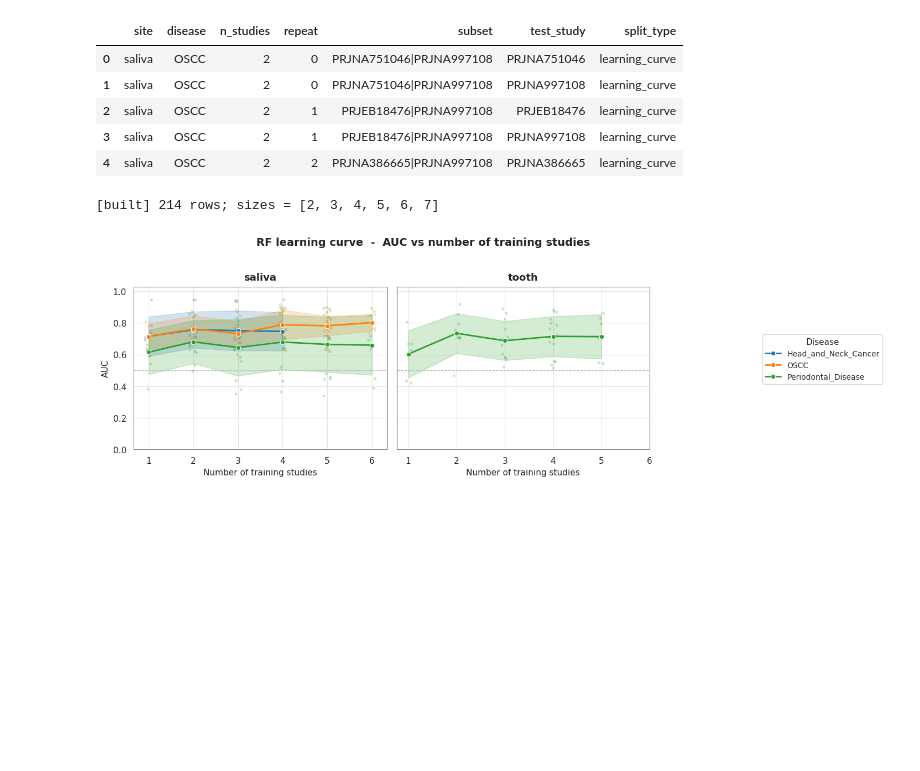
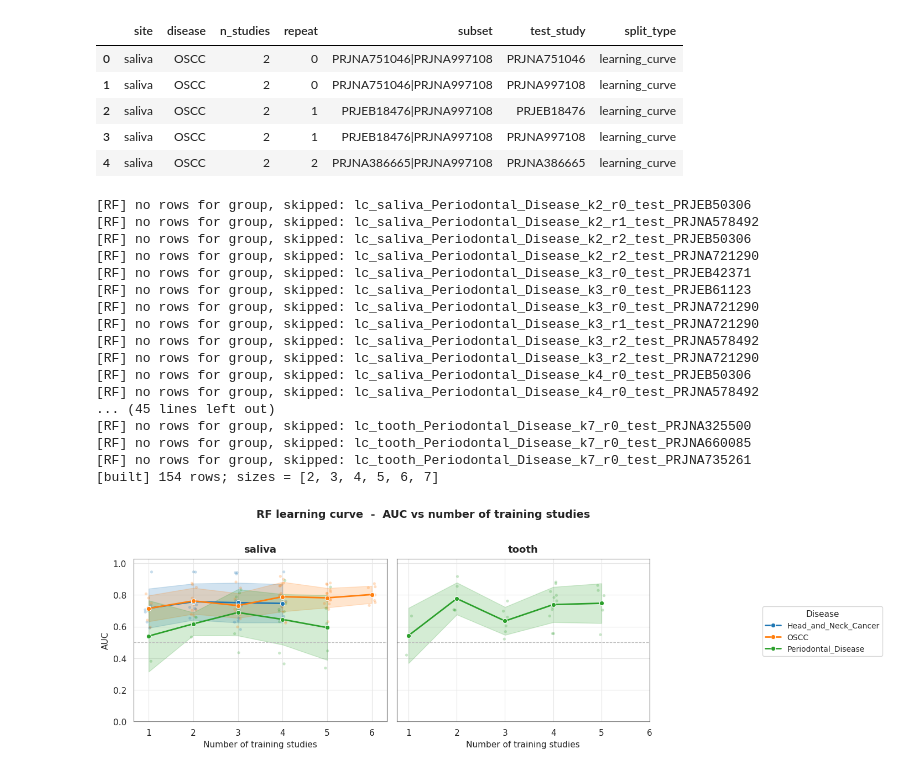
Before and after one commit to xu-research-lab/global-oral-microbiome, a Jupyter notebook: disease_classification/disease_predict.ipynb, the cells around one changed output. Cells and saved outputs as stored; diff of their text form; code cells hidden in the pictures; blank space fills up the shorter version.

```diff
--- a/disease_classification/disease_predict.ipynb
+++ b/disease_classification/disease_predict.ipynb
@@ -1285,13 +1191,10 @@ For each split, the corresponding samples are pulled from the `biom` feature tab
 Finally, all splits are collected into a `runs` DataFrame recording the **site, disease, continent, held-out test study, and split type** (`wc` or `loco`). This manifest drives the downstream model-training loop.
 # %%
 table = biom.load_table("../../data/metadata-and-biom-v2-qc/biom_oral_qc_dedup.biom")
+table = aggregate_to_genus(table)
 metadata = pd.read_csv("../../data/metadata-and-biom-v2-qc/metadata_oral_qc_dedup.tsv", sep="\t", low_memory=False)
 sid = metadata.sample_id.values
 table.filter(sid, axis="sample")
-table.remove_empty()
-fid = table.ids(axis="observation")
-prevalence = table.nonzero_counts(axis="observation")
-table = table.filter(fid[prevalence > 50], axis='observation', inplace=False)
 table.remove_empty()
 sid_reads = table.sum(axis="sample")
 sid = table.ids(axis="sample")
@@ -1910,5 +1799,3 @@ For every ordered pair of usable diseases **(A → B)** where A ≠ B:
 
 ### 6. Run manifest
 All splits are collected into a `runs_cd` DataFrame recording, for each pair: the **site**, **train disease**, **test disease**, total train/test sample counts (`n_train`, `n_test`), the number of case (non-HC) samples in each (`n_train_case`, `n_test_case`), and a fixed `split_type` of `cross_disease_within_site`. This manifest drives the downstream model-training loop.
-# %%
-sid = table.ids(axis="sample")
@@ -1931,5 +1802,3 @@ len(np.intersect1d(table.ids(axis="sample"), metadata.index.values))
-# %%
-metadata = pd.read_csv("meta.tsv", sep="\t", index_col=0)
 # %%
 oral_sites = ['saliva', 'tooth', 'tongue']
 
@@ -2090,10 +1949,10 @@ DeepPhylo cross-disease transfer: train on disease A, test on disease B
 (all ordered pairs, within each site).
 
 PART 1 -- one AUC per run_info row from the prediction files:
-    run_info_cross_disease.csv
+    run_info_cross_disease_genus.csv
         columns include: site, train_disease, test_disease, split_type
     result/predictions_deepphylo_cd_<site>_train_<train_disease>_test_<test_disease>.csv
-    meta.tsv  -> TRUE case/control labels (SampleID = ERR...)
+    meta_genus.tsv  -> TRUE case/control labels (SampleID = ERR...)
 
 PART 2 -- one transfer-matrix heatmap per site:
     rows    = train disease (A)   -- only diseases that actually have results
@@ -2117,11 +1976,11 @@ from sklearn.metrics import roc_auc_score
 # =============================================================================
 
 # ------------------------------------------------------------------ CONFIG ---
-RUN_INFO   = "run_info_cross_disease.csv"
+RUN_INFO   = "run_info_cross_disease_genus.csv"
 RESULT_DIR = "result"
 
 # ---- Ground-truth labels ----------------------------------------------------
-META_PATH      = "meta.tsv"
+META_PATH      = "meta_genus.tsv"
 META_ID_COL    = "sample_id"   # sample id column; must match SampleID (ERR...)
 META_LABEL_COL = "group"       # binary target column (case=1 / control=0)
 
@@ -2213,7 +2072,7 @@ assert not df.empty, (
 n_ok = df["auc"].notna().sum()
 print(f"[built] {len(df)} train->test pairs ({n_ok} with a valid AUC)")
 
-df.to_csv(os.path.join(RESULT_DIR, "cross_disease_auc_long.csv"), index=False)
+df.to_csv(os.path.join(RESULT_DIR, "cross_disease_auc_long_genus.csv"), index=False)
 
 
 # =============================================================================
@@ -2457,10 +2351,10 @@ DeepPhylo learning curve: effect of dataset size (number of training studies)
 on performance.
 
 PART 1 -- one AUC per run_info row from the prediction files:
-    run_info_lc.csv
+    run_info_lc_genus.csv
         columns: site, disease, n_studies, repeat, subset, test_study, split_type
     result/predictions_deepphylo_lc_<site>_<disease>_k<n_studies>_r<repeat>_test_<test_study>.csv
-    meta.tsv  -> TRUE case/control labels (SampleID = SRR...)
+    meta_genus.tsv  -> TRUE case/control labels (SampleID = SRR...)
 
 PART 2 -- AUC vs number of training studies:
     line   = mean AUC per disease at each dataset size
@@ -2483,11 +2377,11 @@ from sklearn.metrics import roc_auc_score
 # =============================================================================
 
 # ------------------------------------------------------------------ CONFIG ---
-RUN_INFO   = "run_info_lc.csv"
+RUN_INFO   = "run_info_lc_genus.csv"
 RESULT_DIR = "result"
 
 # ---- Ground-truth labels ----------------------------------------------------
-META_PATH      = "meta.tsv"
+META_PATH      = "meta_genus.tsv"
 META_ID_COL    = "sample_id"   # sample id column; must match SampleID (SRR...)
 META_LABEL_COL = "group"       # binary target column (case=1 / control=0)
 
@@ -2598,7 +2492,7 @@ assert not df.empty, (
     "No AUC values were computed. Check file naming and META_ID_COL / META_LABEL_COL."
 )
 print(f"[built] {len(df)} rows; sizes = {sorted(df['n_studies'].unique())}")
-df.to_csv(os.path.join(RESULT_DIR, "learning_curve_auc_long.csv"), index=False)
+df.to_csv(os.path.join(RESULT_DIR, "learning_curve_auc_long_genus.csv"), index=False)
 
 
 # =============================================================================
@@ -2650,33 +2544,49 @@ for i, site in enumerate(sites):
         ax=ax, legend=(i == 0), zorder=3,
     )
 
     ax.axhline(0.5, color="#BBBBBB", ls="--", lw=0.9, zorder=1)
     ax.set_title(site, pad=8)
     ax.set_xlabel("Number of training studies")
     ax.set_ylabel("AUC")
     ax.set_ylim(0, 1.03)
     ax.set_yticks(np.arange(0, 1.01, 0.2))
     ax.set_xticks(xticks)
 
     if i == 0 and ax.get_legend() is not None:
         handles_labels = ax.get_legend_handles_labels()
     if ax.get_legend() is not None:
         ax.get_legend().remove()
 
 for j in range(n, len(axes)):
     axes[j].axis("off")
 
 if handles_labels is not None:
     fig.legend(*handles_labels, title="Disease", loc="center left",
                bbox_to_anchor=(1.005, 0.5), frameon=True,
                fontsize=10, title_fontsize=11)
 
 fig.suptitle("RF learning curve  -  AUC vs number of training studies",
              fontsize=14, fontweight="bold")
 fig.tight_layout(rect=[0, 0, 0.86, 0.96])
-plt.savefig(os.path.join(RESULT_DIR, "learning_curve.png"),
+plt.savefig(os.path.join(RESULT_DIR, "learning_curve_genus.png"),
             dpi=200, bbox_inches="tight")
 plt.show()
 # %% [output]
-[built] 214 rows; sizes = [2, 3, 4, 5, 6, 7]
+[RF] no rows for group, skipped: lc_saliva_Periodontal_Disease_k2_r0_test_PRJEB50306
+[RF] no rows for group, skipped: lc_saliva_Periodontal_Disease_k2_r1_test_PRJNA578492
+[RF] no rows for group, skipped: lc_saliva_Periodontal_Disease_k2_r2_test_PRJEB50306
+[RF] no rows for group, skipped: lc_saliva_Periodontal_Disease_k2_r2_test_PRJNA721290
+[RF] no rows for group, skipped: lc_saliva_Periodontal_Disease_k3_r0_test_PRJEB42371
+[RF] no rows for group, skipped: lc_saliva_Periodontal_Disease_k3_r0_test_PRJEB61123
+[RF] no rows for group, skipped: lc_saliva_Periodontal_Disease_k3_r0_test_PRJNA721290
+[RF] no rows for group, skipped: lc_saliva_Periodontal_Disease_k3_r1_test_PRJNA721290
+[RF] no rows for group, skipped: lc_saliva_Periodontal_Disease_k3_r2_test_PRJNA578492
+[RF] no rows for group, skipped: lc_saliva_Periodontal_Disease_k3_r2_test_PRJNA721290
+[RF] no rows for group, skipped: lc_saliva_Periodontal_Disease_k4_r0_test_PRJEB50306
+[RF] no rows for group, skipped: lc_saliva_Periodontal_Disease_k4_r0_test_PRJNA578492
+... (45 lines left out)
+[RF] no rows for group, skipped: lc_tooth_Periodontal_Disease_k7_r0_test_PRJNA325500
+[RF] no rows for group, skipped: lc_tooth_Periodontal_Disease_k7_r0_test_PRJNA660085
+[RF] no rows for group, skipped: lc_tooth_Periodontal_Disease_k7_r0_test_PRJNA735261
+[built] 154 rows; sizes = [2, 3, 4, 5, 6, 7]
-[figure, old version]
+[figure, new version]
```
Also changed, not shown: parts of 44 cells of this notebook.
